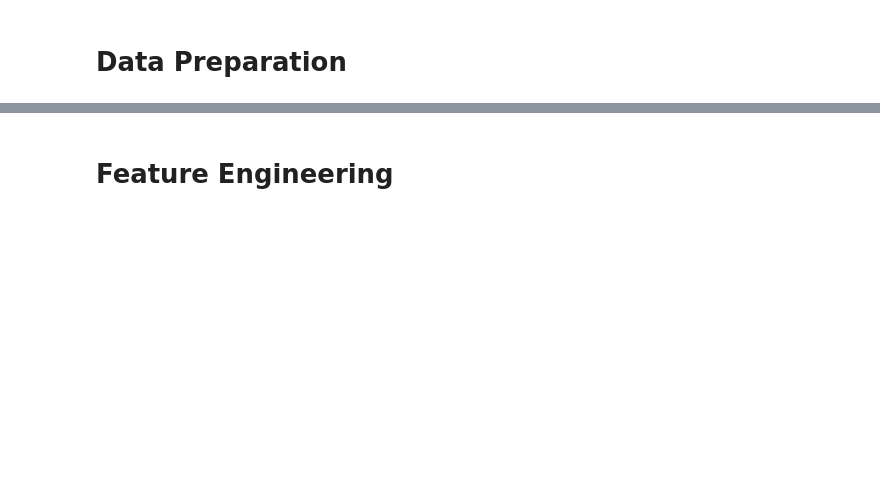
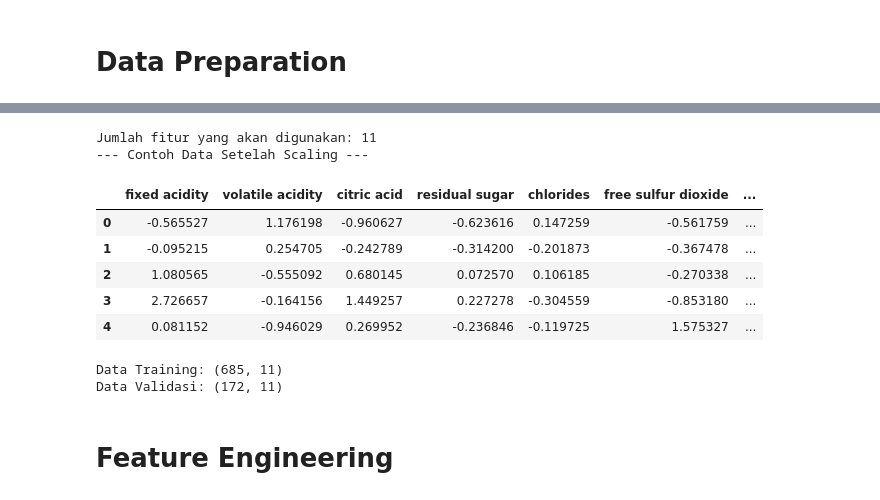
Before and after one commit to PashaAkrilian/Wine-Quality-Prediction, a Jupyter notebook: uts-data-mining.ipynb, the cells around one changed output, grey strips where cells are left out. Drawn from its saved outputs; the diff is of its cells as text; code cells hidden in the pictures; blank space fills up the shorter version.

```diff
--- a/uts-data-mining.ipynb
+++ b/uts-data-mining.ipynb
@@ -228,2 +108,62 @@ Jumlah data validasi murni: 172 baris
+# %%
+# =================================================================
+# Tahap 2: Data Preparation
+# Proyek: Klasifikasi Kualitas Anggur (UTS PDAB 2026)
+# =================================================================
+
+from sklearn.model_selection import train_test_split
+from sklearn.preprocessing import StandardScaler
+
+# 2.1 Menghapus Kolom yang Tidak Relevan
+# Kolom 'Id' tidak memiliki pengaruh terhadap kualitas anggur (target)
+X = df_train.drop(columns=['Id', 'quality'])
+y = df_train['quality']
+
+# Simpan ID testing untuk kebutuhan pengumpulan hasil akhir nanti
+test_id = df_test['Id']
+X_test = df_test.drop(columns=['Id'])
+
+print(f"Jumlah fitur yang akan digunakan: {X.shape[1]}")
+
+# 2.2 Feature Scaling
+# Mengapa perlu scaling?
+# Berdasarkan EDA, rentang 'total sulfur dioxide' jauh lebih besar dibanding 'pH' atau 'chlorides'.
+# Tanpa scaling, model (seperti KNN atau SVM) akan menganggap fitur dengan angka besar lebih penting.
+
+scaler = StandardScaler()
+
+# Fit pada data training dan transform baik data training maupun testing
+X_scaled = scaler.fit_transform(X)
+X_test_scaled = scaler.transform(X_test)
+
+# Konversi kembali ke DataFrame agar tetap mudah dibaca
+X_prepared = pd.DataFrame(X_scaled, columns=X.columns)
+X_test_prepared = pd.DataFrame(X_test_scaled, columns=X_test.columns)
+
+print("--- Contoh Data Setelah Scaling ---")
+display(X_prepared.head())
+
+# 2.3 Split Data (Internal Validation)
+# Walaupun kita akan menggunakan K-Fold nanti, kita tetap butuh set evaluasi awal
+X_train_final, X_val, y_train_final, y_val = train_test_split(
+    X_prepared, y, test_size=0.2, random_state=42, stratify=y
+)
+
+# Catatan: 'stratify=y' digunakan untuk menjaga rasio kelas target tetap sama
+# karena data kita memiliki class imbalance.
+
+print(f"Data Training: {X_train_final.shape}")
+print(f"Data Validasi: {X_val.shape}")
+# %% [output]
+Jumlah fitur yang akan digunakan: 11
+--- Contoh Data Setelah Scaling ---
+|  | fixed acidity | volatile acidity | citric acid | residual sugar | chlorides | free sulfur dioxide | ... |
+| 0 | -0.565527 | 1.176198 | -0.960627 | -0.623616 | 0.147259 | -0.561759 | ... |
+| 1 | -0.095215 | 0.254705 | -0.242789 | -0.314200 | -0.201873 | -0.367478 | ... |
+| 2 | 1.080565 | -0.555092 | 0.680145 | 0.072570 | 0.106185 | -0.270338 | ... |
+| 3 | 2.726657 | -0.164156 | 1.449257 | 0.227278 | -0.304559 | -0.853180 | ... |
+| 4 | 0.081152 | -0.946029 | 0.269952 | -0.236846 | -0.119725 | 1.575327 | ... |
+Data Training: (685, 11)
+Data Validasi: (172, 11)
 # %% [markdown]
 # Feature Engineering
```
Also changed, not shown: parts of 15 cells of this notebook.
